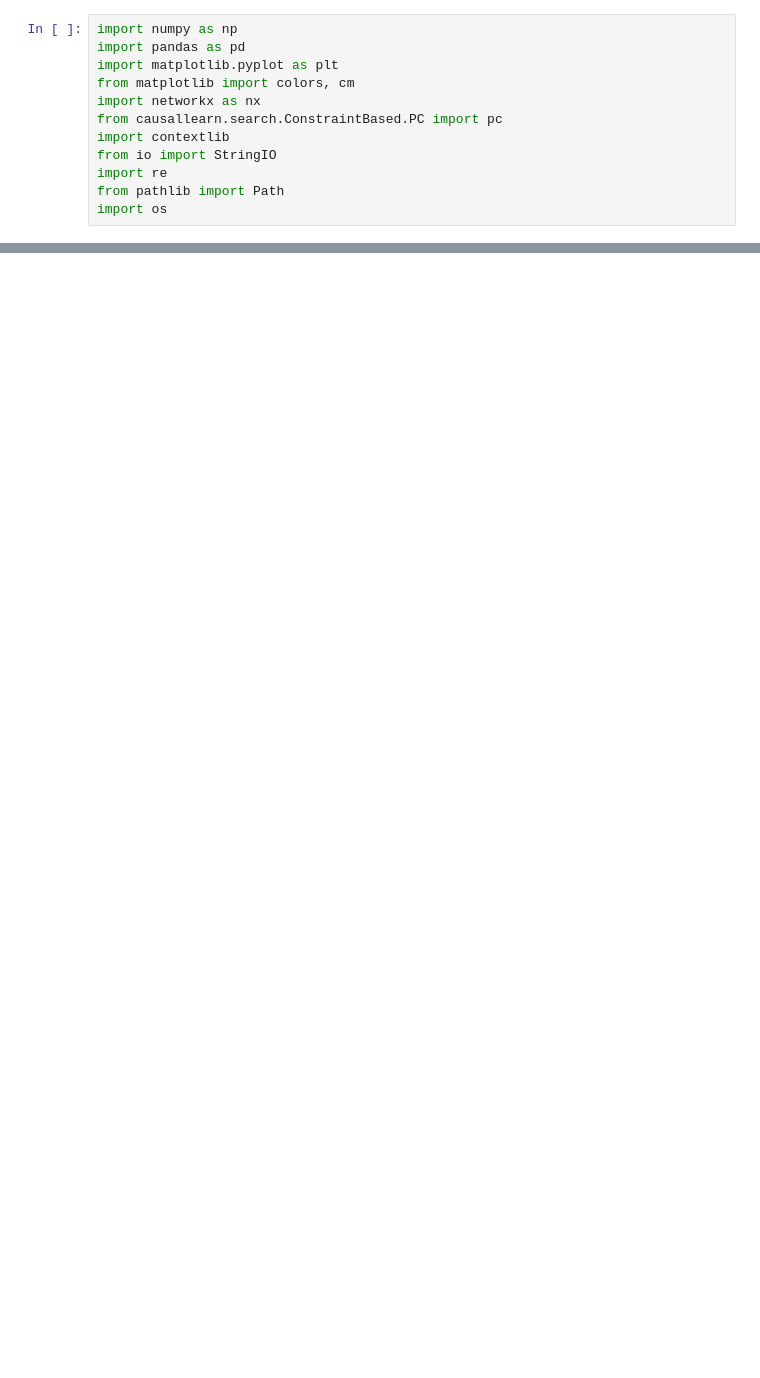
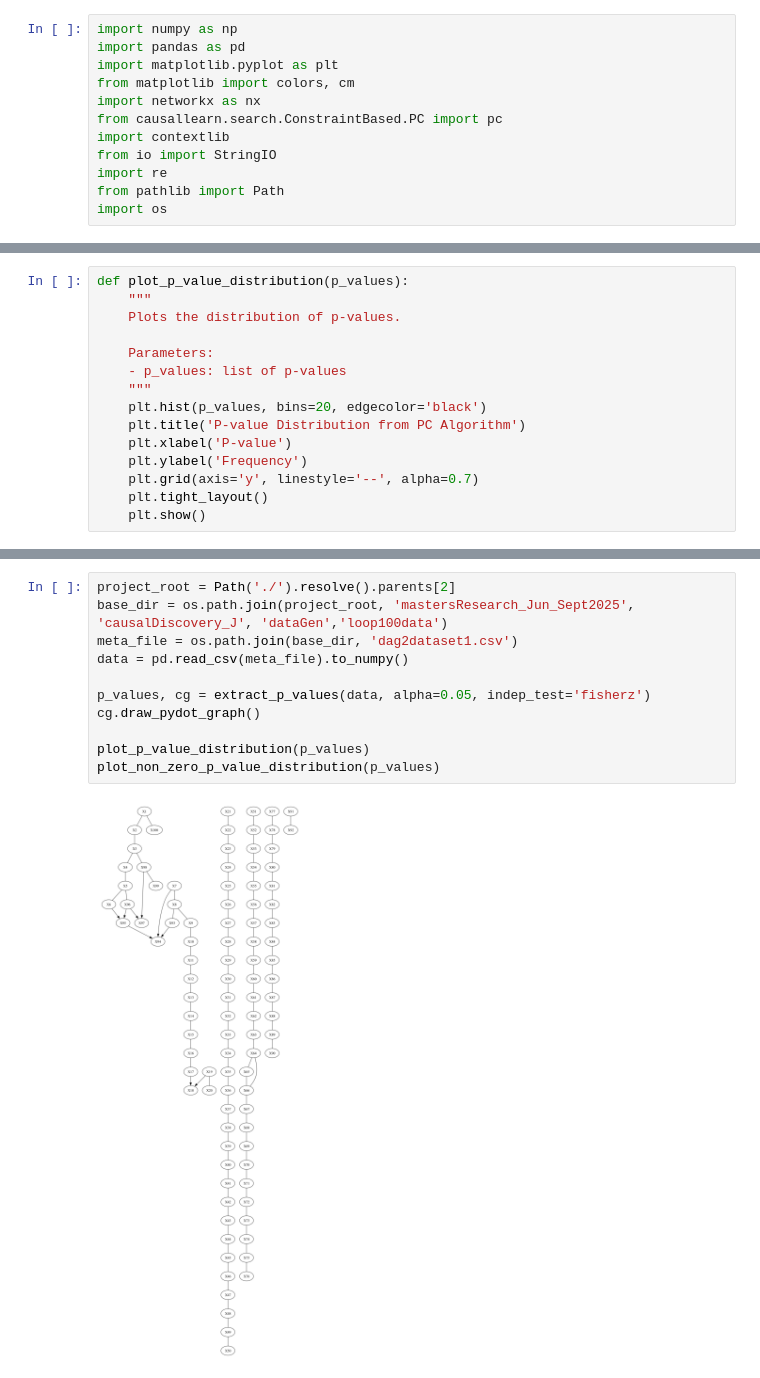
Before and after one commit to cosmicbhejafry/py-spoc, a Jupyter notebook: working_analyses/mastersResearch_Jun_Sept2025/causalDiscovery_J/experiments/pvaluesextractor.ipynb, the cells around one changed output, grey strips where cells are left out. Drawn from its saved outputs; the diff is of its cells as text; blank space fills up the shorter version.

```diff
--- a/working_analyses/mastersResearch_Jun_Sept2025/causalDiscovery_J/experiments/pvaluesextractor.ipynb
+++ b/working_analyses/mastersResearch_Jun_Sept2025/causalDiscovery_J/experiments/pvaluesextractor.ipynb
@@ -12,0 +34,15 @@ import os
+# %%
+def plot_p_value_distribution(p_values):
+    """
+    Plots the distribution of p-values.
+
+    Parameters:
+    - p_values: list of p-values
+    """
+    plt.hist(p_values, bins=20, edgecolor='black')
+    plt.title('P-value Distribution from PC Algorithm')
+    plt.xlabel('P-value')
+    plt.ylabel('Frequency')
+    plt.grid(axis='y', linestyle='--', alpha=0.7)
+    plt.tight_layout()
+    plt.show()
@@ -38,0 +81,13 @@ Found 12 p-values
+# %%
+project_root = Path('./').resolve().parents[2]
+base_dir = os.path.join(project_root, 'mastersResearch_Jun_Sept2025', 'causalDiscovery_J', 'dataGen','loop100data')
+meta_file = os.path.join(base_dir, 'dag2dataset1.csv')
+data = pd.read_csv(meta_file).to_numpy()
+
+p_values, cg = extract_p_values(data, alpha=0.05, indep_test='fisherz')
+cg.draw_pydot_graph()
+
+plot_p_value_distribution(p_values)
+plot_non_zero_p_value_distribution(p_values)
+# %% [output]
+[figure, added]
```
Also changed, not shown: parts of 6 cells of this notebook, 4 other files.
